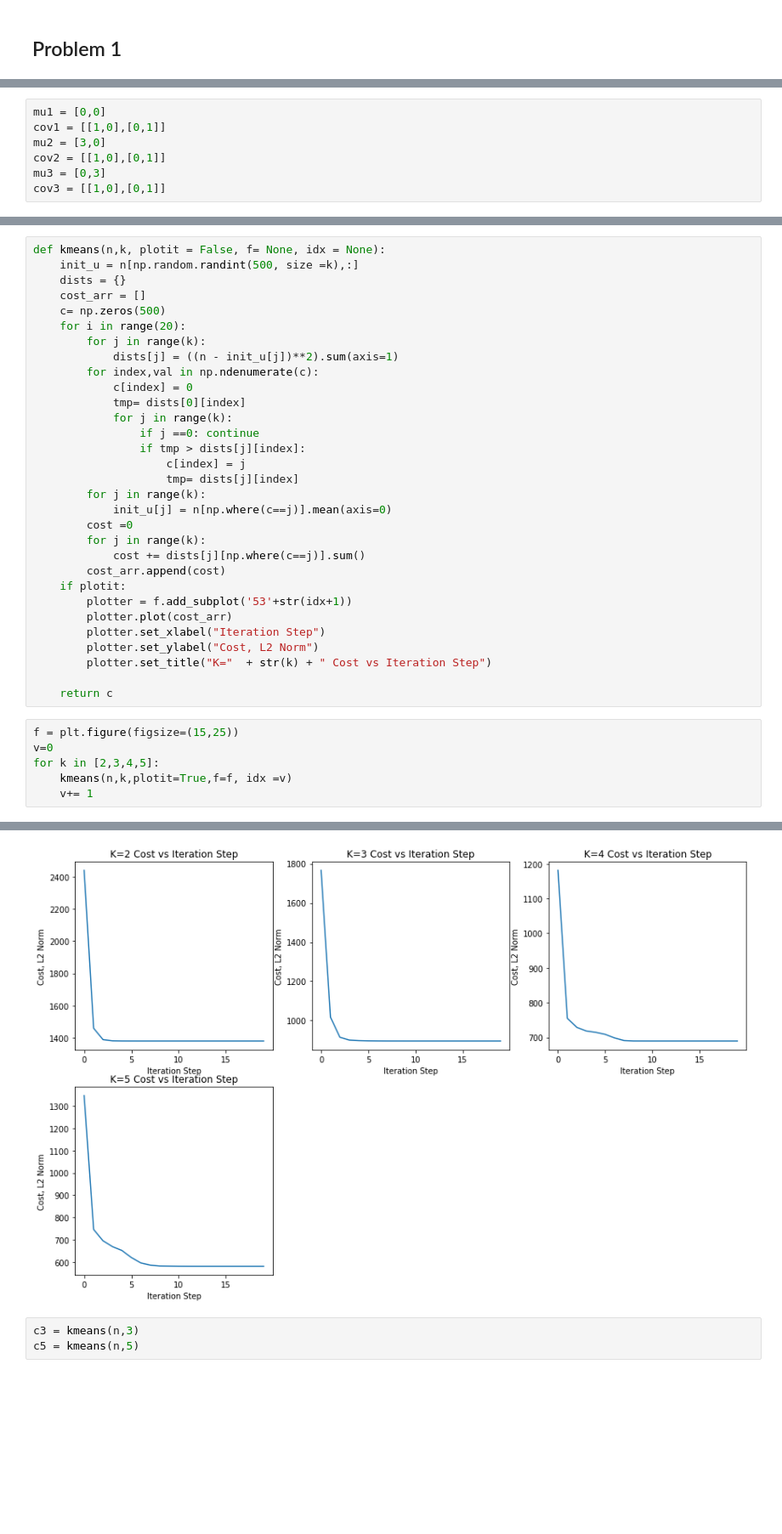
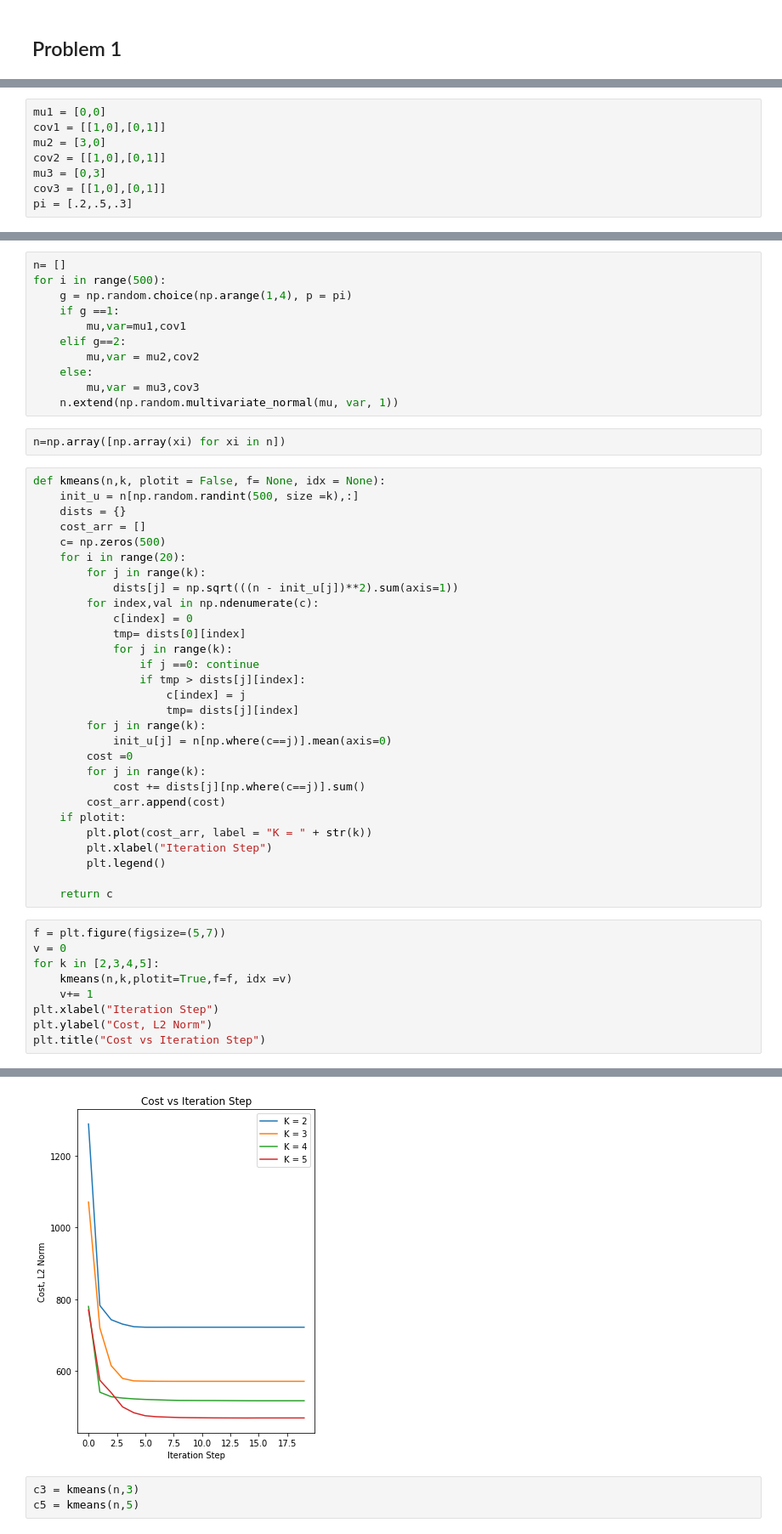
Before and after one commit to yjs1210/machine-learning, a Jupyter notebook: Kmeans-Matrix-Factorization.ipynb, the cells around one changed output, grey strips where cells are left out. Shown: that part at 85% size. Cells and saved outputs as stored; diff of their text form; blank space fills up the shorter version.

```diff
--- a/Kmeans-Matrix-Factorization.ipynb
+++ b/Kmeans-Matrix-Factorization.ipynb
@@ -12,3 +13,4 @@ mu2 = [3,0]
 cov2 = [[1,0],[0,1]]
 mu3 = [0,3]
 cov3 = [[1,0],[0,1]]
+pi = [.2,.5,.3]
@@ -26,3 +17,16 @@ plt.scatter(n[:,0],n[:,1],c=c)
+# %%
+n= []
+for i in range(500):
+    g = np.random.choice(np.arange(1,4), p = pi)
+    if g ==1:
+        mu,var=mu1,cov1
+    elif g==2:
+        mu,var = mu2,cov2
+    else:
+        mu,var = mu3,cov3
+    n.extend(np.random.multivariate_normal(mu, var, 1))
+# %%
+n=np.array([np.array(xi) for xi in n])
 # %%
 def kmeans(n,k, plotit = False, f= None, idx = None):
     init_u = n[np.random.randint(500, size =k),:]
@@ -31,7 +35,7 @@ def kmeans(n,k, plotit = False, f= None, idx = None):
     c= np.zeros(500)
     for i in range(20):
         for j in range(k):
-            dists[j] = ((n - init_u[j])**2).sum(axis=1)
+            dists[j] = np.sqrt(((n - init_u[j])**2).sum(axis=1))
         for index,val in np.ndenumerate(c):
             c[index] = 0
             tmp= dists[0][index]
@@ -47,17 +51,18 @@ def kmeans(n,k, plotit = False, f= None, idx = None):
             cost += dists[j][np.where(c==j)].sum()
         cost_arr.append(cost)
     if plotit:
-        plotter = f.add_subplot('53'+str(idx+1))
-        plotter.plot(cost_arr)
-        plotter.set_xlabel("Iteration Step")
-        plotter.set_ylabel("Cost, L2 Norm")
-        plotter.set_title("K="  + str(k) + " Cost vs Iteration Step")
+        plt.plot(cost_arr, label = "K = " + str(k))
+        plt.xlabel("Iteration Step")
+        plt.legend()
 
     return c
 # %%
-f = plt.figure(figsize=(15,25))
-v=0
+f = plt.figure(figsize=(5,7))
+v = 0
 for k in [2,3,4,5]:
     kmeans(n,k,plotit=True,f=f, idx =v)
     v+= 1
+plt.xlabel("Iteration Step")
+plt.ylabel("Cost, L2 Norm")
+plt.title("Cost vs Iteration Step")
 # %% [output]
@@ -64,4 +70,4 @@ for k in [2,3,4,5]:
-[figure, old version]
+[figure, new version]
 # %%
 c3 = kmeans(n,3)
 c5 = kmeans(n,5)
```
Also changed, not shown: parts of 47 cells of this notebook, 1 other file.
